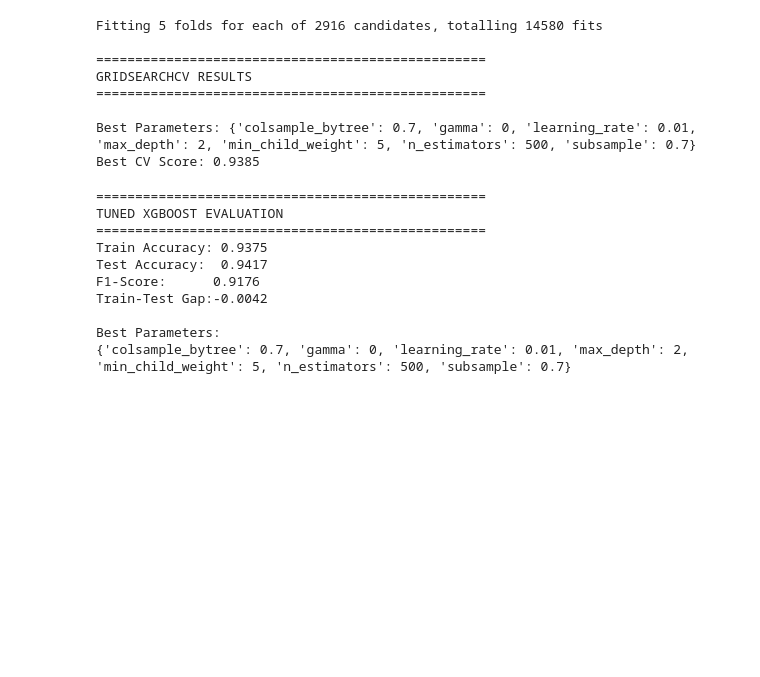
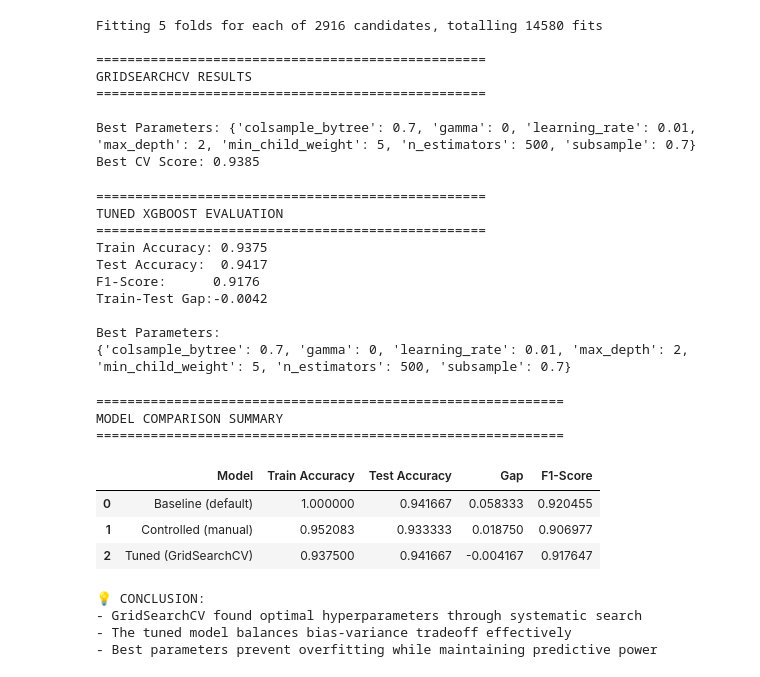
Before and after one commit to NGJIERU/WIE3007-GroupProject-Sem1-2025, a Jupyter notebook: notebooks/07_modeling_xgboost.ipynb, the cells around one changed output. Cells and saved outputs as stored; diff of their text form; code cells hidden in the pictures; blank space fills up the shorter version.

Commit message:
Add model comparison summary for baseline, controlled, and tuned XGBoost

```diff
--- a/notebooks/07_modeling_xgboost.ipynb
+++ b/notebooks/07_modeling_xgboost.ipynb
@@ -278,3 +278,39 @@ Train-Test Gap:-0.0042
 
 Best Parameters:
 {'colsample_bytree': 0.7, 'gamma': 0, 'learning_rate': 0.01, 'max_depth': 2, 'min_child_weight': 5, 'n_estimators': 500, 'subsample': 0.7}
+# %%
+import pandas as pd
+
+comparison_df = pd.DataFrame({
+    'Model': ['Baseline (default)', 'Controlled (manual)', 'Tuned (GridSearchCV)'],
+    'Train Accuracy': [train_acc_baseline, train_acc_controlled, train_acc_tuned],
+    'Test Accuracy': [test_acc_baseline, test_acc_controlled, test_acc_tuned],
+    'Gap': [gap_baseline, gap_controlled, train_acc_tuned - test_acc_tuned],
+    'F1-Score': [
+        f1_score(y_test, xgb_baseline.predict(X_test)),
+        f1_score(y_test, xgb_controlled.predict(X_test)),
+        f1_tuned
+    ]
+})
+
+print("=" * 60)
+print("MODEL COMPARISON SUMMARY")
+print("=" * 60)
+display(comparison_df)
+
+print("\n💡 CONCLUSION:")
+print("- GridSearchCV found optimal hyperparameters through systematic search")
+print("- The tuned model balances bias-variance tradeoff effectively")
+print(f"- Best parameters prevent overfitting while maintaining predictive power")
+# %% [output]
+============================================================
+MODEL COMPARISON SUMMARY
+============================================================
+|  | Model | Train Accuracy | Test Accuracy | Gap | F1-Score |
+| 0 | Baseline (default) | 1.000000 | 0.941667 | 0.058333 | 0.920455 |
+| 1 | Controlled (manual) | 0.952083 | 0.933333 | 0.018750 | 0.906977 |
+| 2 | Tuned (GridSearchCV) | 0.937500 | 0.941667 | -0.004167 | 0.917647 |
+💡 CONCLUSION:
+- GridSearchCV found optimal hyperparameters through systematic search
+- The tuned model balances bias-variance tradeoff effectively
+- Best parameters prevent overfitting while maintaining predictive power
```
